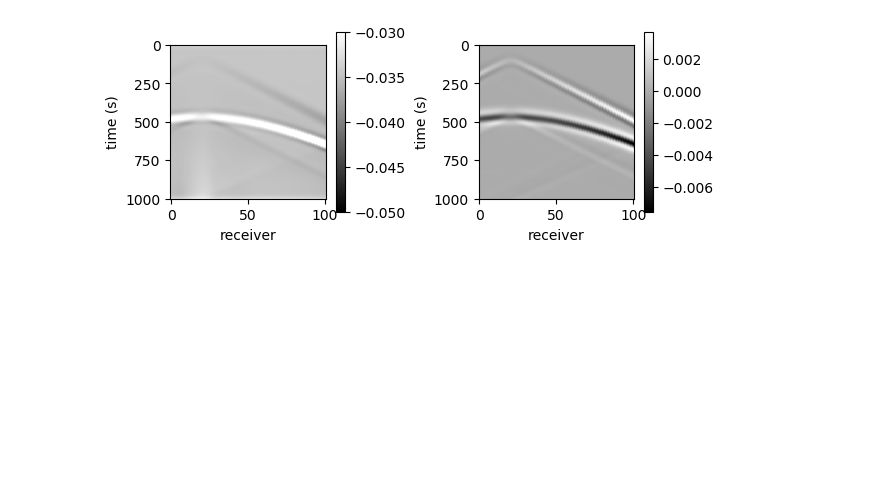
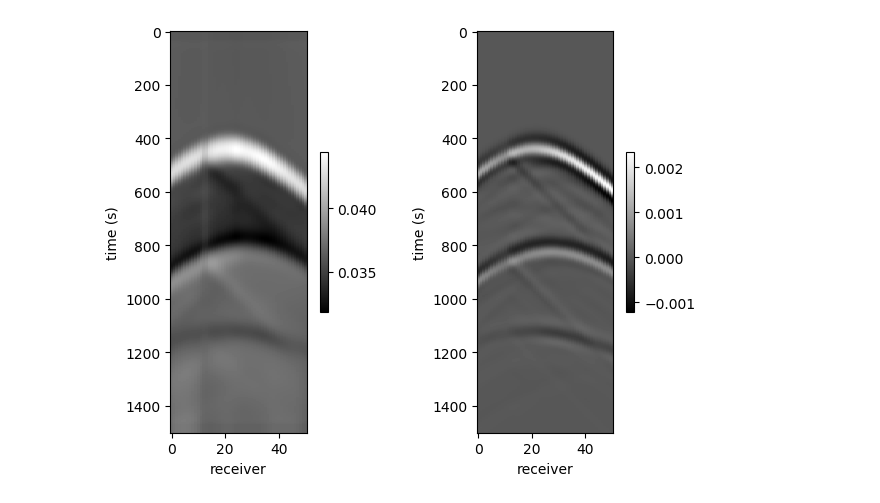
Before and after one commit to zzar43/Sinkhorn_code, a Jupyter notebook: demo_FWI_1.ipynb, the cells around one changed output. Saved outputs shown, nothing was run; the diff lists cells and outputs as text; code cells hidden in the pictures; blank space fills up the shorter version.

```diff
--- a/demo_FWI_1.ipynb
+++ b/demo_FWI_1.ipynb
@@ -113,10 +119,11 @@ M = cost_matrix_1d(t, t; p=2)
 # %%
 figure;
 r_axis = 0:21
-subplot(121); imshow(adj_s[:,:,3],cmap=ColorMap("gray"), aspect=0.1); colorbar(shrink=0.4); clim([-0.05, -0.03])
+subplot(121); imshow(-adj_s[:,:,2],cmap=ColorMap("gray"), aspect=0.1); colorbar(shrink=0.4);
+# clim([0.03,0.04])
 xlabel("receiver"); ylabel("time (s)")
-subplot(122); imshow(data0[:,:,3]-data[:,:,3],cmap=ColorMap("gray"), aspect=0.1); colorbar(shrink=0.4);
+subplot(122); imshow(data0[:,:,2]-data[:,:,2],cmap=ColorMap("gray"), aspect=0.1); colorbar(shrink=0.4);
 xlabel("receiver"); ylabel("time (s)")
 tight_layout()
 # %% [output]
-[figure, old version]
+[figure, new version]
```
Also changed, not shown: parts of 17 cells of this notebook, 3 other files.
